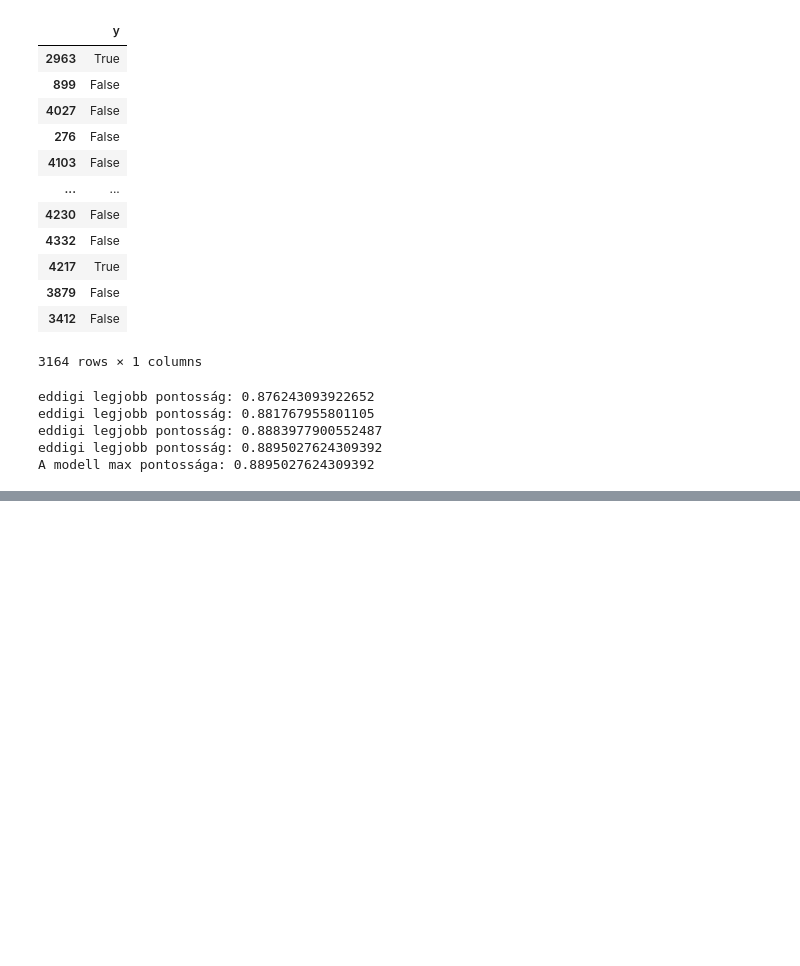
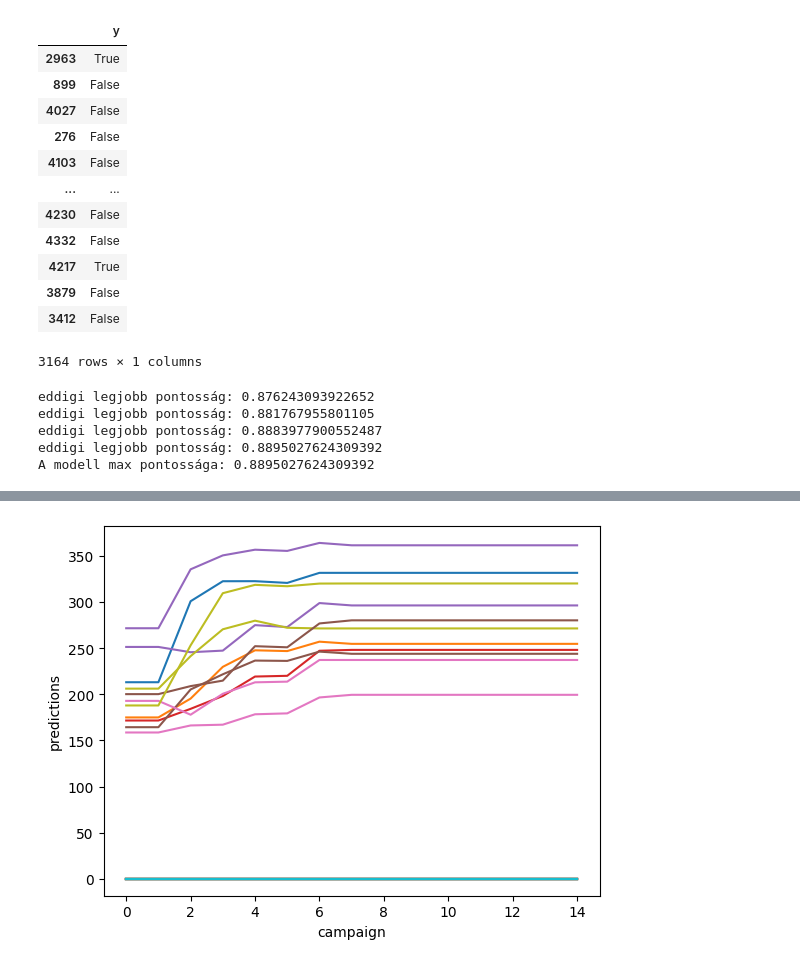
Before and after one commit to debizson/Mesi, a Jupyter notebook: ai_database_.ipynb, the cells around one changed output, grey strips where cells are left out. Saved outputs shown, nothing was run; the diff lists cells and outputs as text; code cells hidden in the pictures; blank space fills up the shorter version.

```diff
--- a/ai_database_.ipynb
+++ b/ai_database_.ipynb
@@ -587,0 +766,29 @@ sns.catplot(kind="bar", data=feature_importances, y=train_x.columns.to_list(), x
+# %%
+import matplotlib.pyplot as plt
+import numpy as np
+import pandas as pd
+
+# Az ICE Plot felparaméterezése, 30 adatpontot vizsgálunk
+#  ebbe lesznek 0 targetűek is, mert lehet, hogy nem volt
+#  a kliensnek előző kampánybeli részvétele
+
+def ice_plot(data, target_variable, lower_bound, upper_bound, model, step_size=1, limit=30):
+    for k, (i, x) in enumerate(dev_x_yes.iterrows()):
+        if k == limit:
+            break
+        # values for x
+        alternative = np.arange(lower_bound, upper_bound, step_size)
+        # duplicating data N times (N=[upper_bound-lower_bound]/step_size)
+        x_altered = np.tile(x.values, (len(alternative), 1))
+        x_altered[:, dev_x_yes.columns.get_loc(target_variable)] = alternative
+        # reconstructing data
+        id_ = x.name
+        cols = list(x.index)
+        x_altered = pd.DataFrame(data=x_altered, columns=cols)
+        # predictions
+        pred = model.predict(x_altered)
+        # plotting
+        plt.plot(alternative, pred)
+        plt.xlabel(target_variable)
+        plt.ylabel('predictions')
+dev_y_yes
@@ -587,0 +814,14 @@ sns.catplot(kind="bar", data=feature_importances, y=train_x.columns.to_list(), x
+# %%
+ice_plot(dev_x_yes, 'campaign', 0, 15, reg)
+
+# Látható a kiértékelhető pontokról, (ahol nem 0 a pdays), hogy, ha növeljük a
+# kontaktok számát(campaign), akkor jó eséllyel a padys, azaz
+#  az utolsó kapmányhoz tartozó utolsó kontakt utáni idő is növekszik
+#  Tehát a kontaktok számával növekszik a target érték is. Minél
+#  régebb óta beszélt a pozitív kimenetelű kliens egy előző
+#  akció keretében a céggel vagy más céggel, utánna annál több kontakra van szükség
+#  , ami jól követi a valós logikát is. Vagyis lehet, már nem olyan tájékozott
+#  a sok idő elmulása miatt, igy több megbeszélésre van szükség
+#
+# %% [output]
+[figure, added]
```
Also changed, not shown: parts of 24 cells of this notebook.
